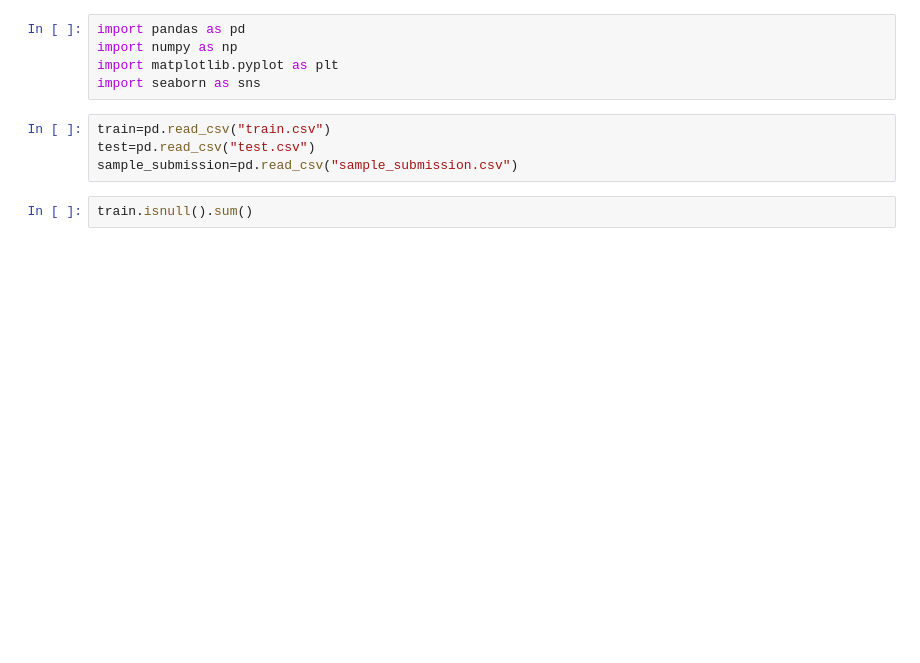
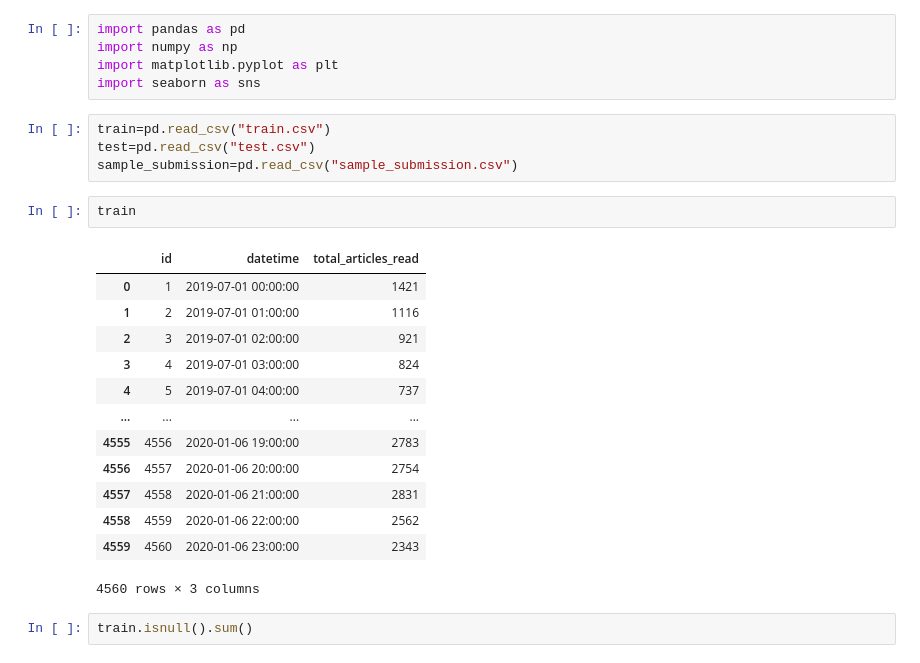
Before and after one commit to iasarthak/AV-Bootcamp-TS-Hackathon, a Jupyter notebook: Seasonality.ipynb, the cells around one changed output. Drawn from its saved outputs; the diff is of its cells as text; blank space fills up the shorter version.

```diff
--- a/Seasonality.ipynb
+++ b/Seasonality.ipynb
@@ -7,6 +7,22 @@ import seaborn as sns
 train=pd.read_csv("train.csv")
 test=pd.read_csv("test.csv")
 sample_submission=pd.read_csv("sample_submission.csv")
+# %%
+train
+# %% [output]
+|  | id | datetime | total_articles_read |
+| 0 | 1 | 2019-07-01 00:00:00 | 1421 |
+| 1 | 2 | 2019-07-01 01:00:00 | 1116 |
+| 2 | 3 | 2019-07-01 02:00:00 | 921 |
+| 3 | 4 | 2019-07-01 03:00:00 | 824 |
+| 4 | 5 | 2019-07-01 04:00:00 | 737 |
+| ... | ... | ... | ... |
+| 4555 | 4556 | 2020-01-06 19:00:00 | 2783 |
+| 4556 | 4557 | 2020-01-06 20:00:00 | 2754 |
+| 4557 | 4558 | 2020-01-06 21:00:00 | 2831 |
+| 4558 | 4559 | 2020-01-06 22:00:00 | 2562 |
+| 4559 | 4560 | 2020-01-06 23:00:00 | 2343 |
+4560 rows × 3 columns
 # %%
 train.isnull().sum()
 # %% [output]
```
Also changed, not shown: parts of 22 cells of this notebook.
